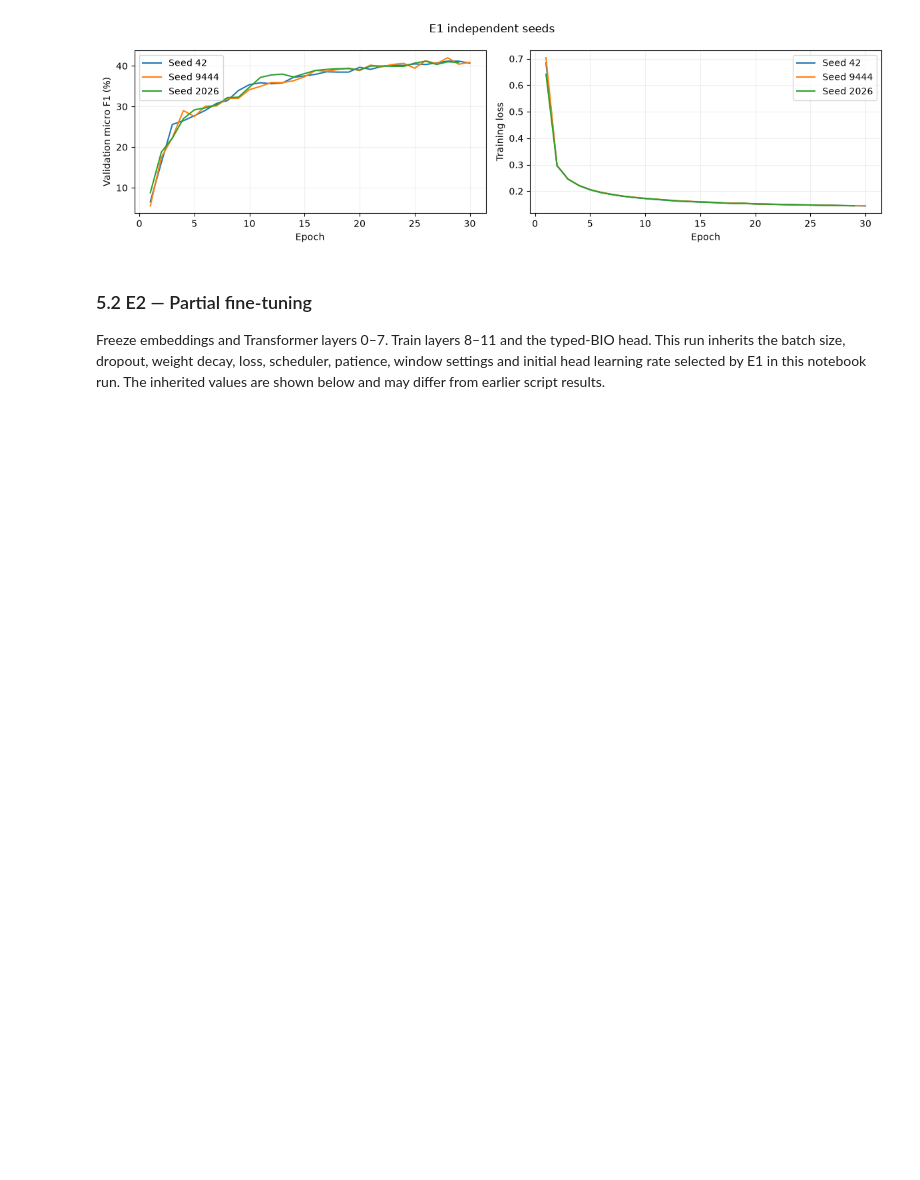
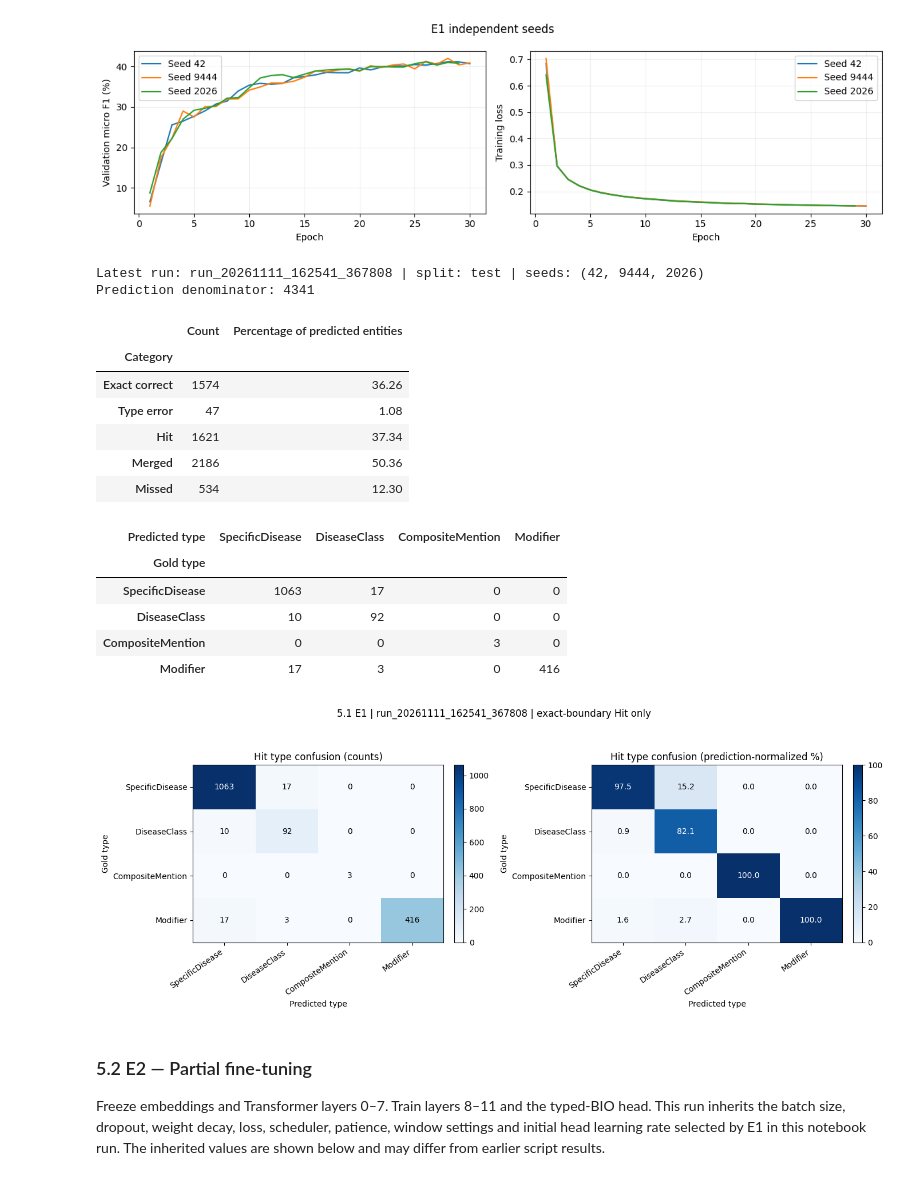
Before and after one commit to Edric-D/MedNLP_Research, a Jupyter notebook: MedNLP_research.ipynb, the cells around one changed output. Cells and saved outputs as stored; diff of their text form; code cells hidden in the pictures; blank space fills up the shorter version.

```diff
--- a/MedNLP_research.ipynb
+++ b/MedNLP_research.ipynb
@@ -2404,6 +2720,31 @@ E1_RESULTS = finish_experiment(E1_STATE, '5.1.5 Seeds and final results')
 | 4 | batch_size | 8 |
 | 5 | weight_decay | 0.01 |
 [figure]
+# %%
+# Read the newest saved E1 Test predictions and evaluate them with Chapter 4.
+# This performs no training and no model inference.
+E1_PREDICTION_ANALYSIS = evaluate_latest_prediction_run(
+    'results/completed/5. fine-tune/5.1 E1',
+    split='test',
+    seeds=(42, 9444, 2026),
+)
+# %% [output]
+Latest run: run_20261111_162541_367808 | split: test | seeds: (42, 9444, 2026)
+Prediction denominator: 4341
+|  | Count | Percentage of predicted entities |
+| Category |  |  |
+| Exact correct | 1574 | 36.26 |
+| Type error | 47 | 1.08 |
+| Hit | 1621 | 37.34 |
+| Merged | 2186 | 50.36 |
+| Missed | 534 | 12.30 |
+| Predicted type | SpecificDisease | DiseaseClass | CompositeMention | Modifier |
+| Gold type |  |  |  |  |
+| SpecificDisease | 1063 | 17 | 0 | 0 |
+| DiseaseClass | 10 | 92 | 0 | 0 |
+| CompositeMention | 0 | 0 | 3 | 0 |
+| Modifier | 17 | 3 | 0 | 416 |
+[figure, added]
 # %% [markdown]
 ### 5.2 E2 — Partial fine-tuning
 
```
Also changed, not shown: parts of 14 cells of this notebook.
